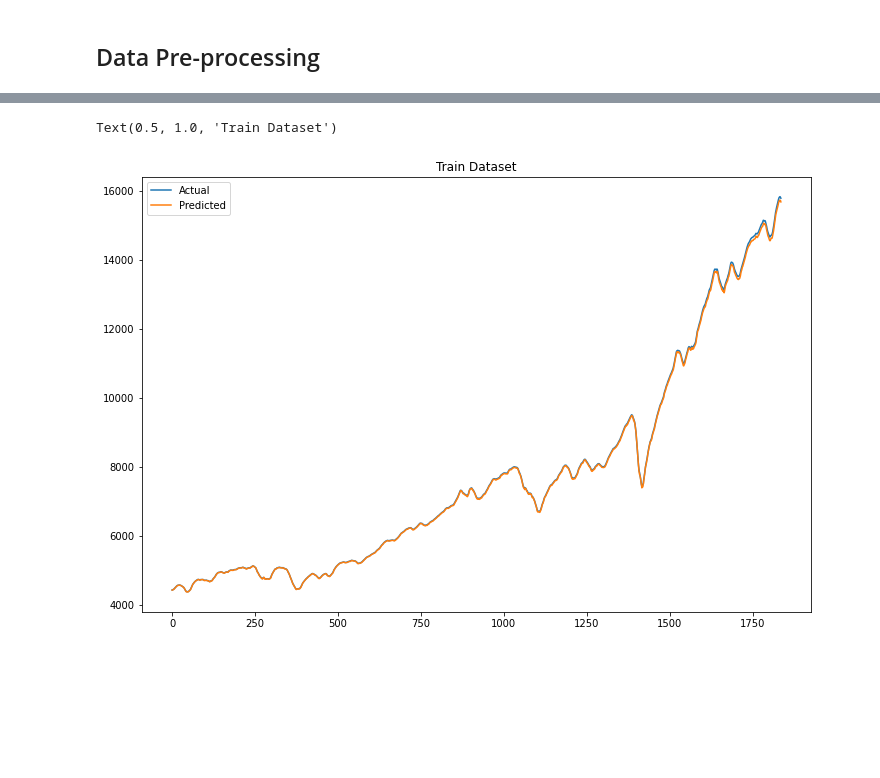
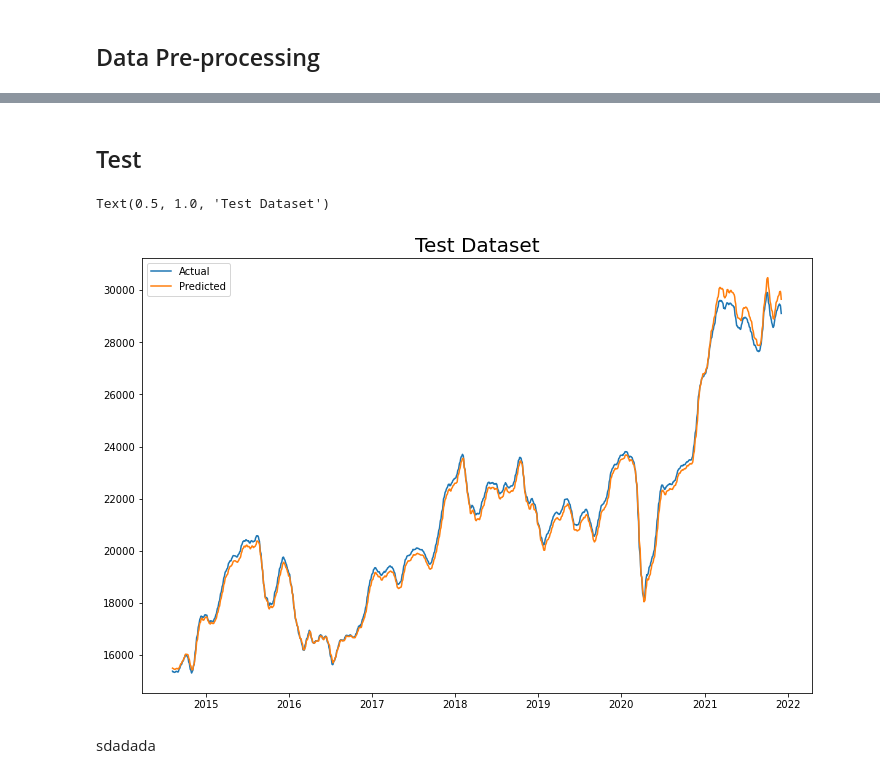
Before and after one commit to berryomi/Stock-Prediction, a Jupyter notebook: Trading.ipynb, the cells around one changed output, grey strips where cells are left out. Drawn from its saved outputs; the diff is of its cells as text; code cells hidden in the pictures; blank space fills up the shorter version.

Commit message:
LSTM edit

```diff
--- a/Trading.ipynb
+++ b/Trading.ipynb
@@ -470,18 +472,18 @@ closePrice = sc.transform(closePriceShort.values.reshape(-1,1))
 Our train data will have as features the look back values, which are the lag values noted as ‘lb’.
 For this example, we set the lb equal to 10. Notice that we scale the data on the “train” dataset
 using the MinMaxScaler() from scikit-learn. Finally, for this example, we keep as train dataset
-the first 90% of the observations and as a test dataset the rest 10%
+the first 80% of the observations and as a test dataset the rest 20%
 '''
-def processData(data,lb):
+def processData(data,lag):
     X,Y = [],[]
-    for i in range(len(data)-lb-1):
-        X.append(data[i:(i+lb),0])
-        Y.append(data[(i+lb),0])
+    for i in range(len(data)-lag-1):
+        X.append(data[i:(i+lag),0])
+        Y.append(data[(i+lag),0])
     return np.array(X),np.array(Y)
 
-lb=10
-X,y = processData(closePrice,lb)
-X,y = processData(closePrice,lb)
+lag=10
+X,y = processData(closePrice,lag)
+X,y = processData(closePrice,lag)
 X_train,X_test = X[:int(X.shape[0]*0.80)],X[int(X.shape[0]*0.80):]
 y_train,y_test = y[:int(y.shape[0]*0.80)],y[int(y.shape[0]*0.80):]
 print(X_train.shape[0],X_train.shape[1])
@@ -498,14 +500,14 @@ print(y_test.shape[0])
 #pip install --upgrade tensorflow
 #pip install keras
 model = Sequential()
-model.add(LSTM(256,input_shape=(lb,1)))
+model.add(LSTM(256,input_shape=(lag,1)))
 model.add(Dense(1,))
-model.compile(optimizer='adam',loss='mse', metrics=('acc'))
+model.compile(optimizer='adam',loss='mse', metrics=['acc'])
 
 #Reshape data for (Sample,Timestep,Features)
 X_train = X_train.reshape((X_train.shape[0],X_train.shape[1],1))
 X_test = X_test.reshape((X_test.shape[0],X_test.shape[1],1))
 #Fit model with history to check for overfitting
-history = model.fit(X_train,y_train,epochs=20,validation_data=(X_test,y_test),shuffle=True)
+history = model.fit(X_train,y_train,epochs=20,validation_data=(X_test,y_test),shuffle=False)
 model.summary()
 # %% [output]
@@ -512,0 +533,11 @@ NotImplementedError: Cannot convert a symbolic Tensor (lstm_2/strided_slice:0) t
+# %%
+plt.figure(figsize=(12,8))
+
+Xt = model.predict(X_train)
+traingingSetSize = int(len(short_data)*0.8)
+test_date = short_data.iloc[traingingSetSize+3:, 0]
+
+plt.plot(sc.inverse_transform(y_train.reshape(-1,1)),label="Actual")
+plt.plot(sc.inverse_transform(Xt),label="Predicted")
+plt.legend()
+plt.title("Train Dataset", fontsize=20)
@@ -513,12 +547,16 @@ NotImplementedError: Cannot convert a symbolic Tensor (lstm_2/strided_slice:0) t
+# %% [markdown]
+## Test
 # %%
 plt.figure(figsize=(12,8))
 
 Xt = model.predict(X_test)
 
-plt.plot(sc.inverse_transform(y_test.reshape(-1,1)),label="Actual")
-plt.plot(sc.inverse_transform(Xt),label="Predicted")
+plt.plot(test_date,sc.inverse_transform(y_test.reshape(-1,1)),label="Actual")
+plt.plot(test_date,sc.inverse_transform(Xt),label="Predicted")
 plt.legend()
-plt.title("Train Dataset")
+plt.title("Test Dataset", fontsize=20)
 # %% [output]
-Text(0.5, 1.0, 'Train Dataset')
+Text(0.5, 1.0, 'Test Dataset')
-[figure, old version]
+[figure, new version]
+# %% [markdown]
+sdadada
```
Also changed, not shown: parts of 24 cells of this notebook.
